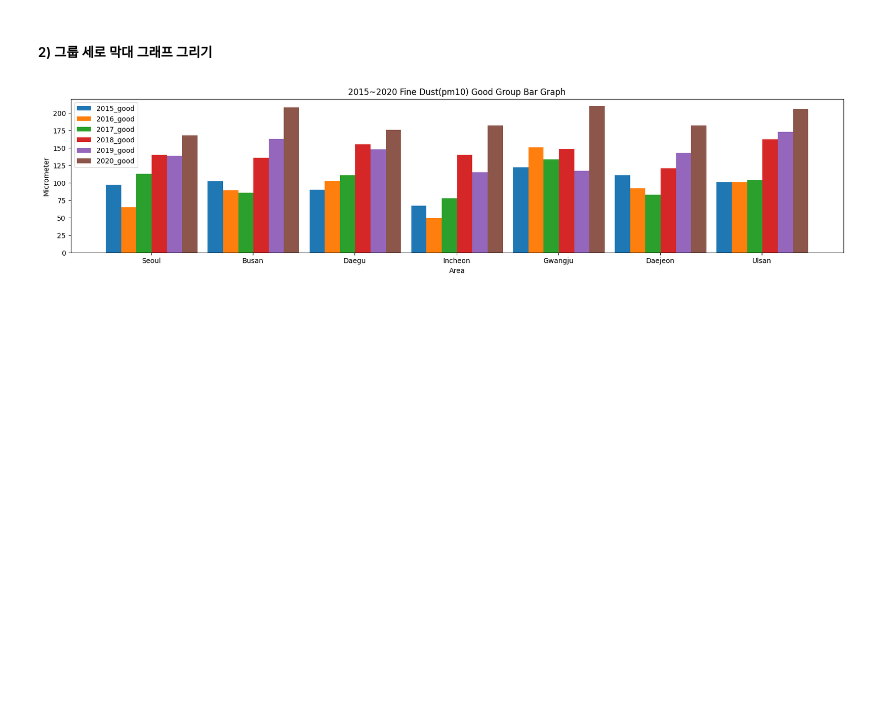
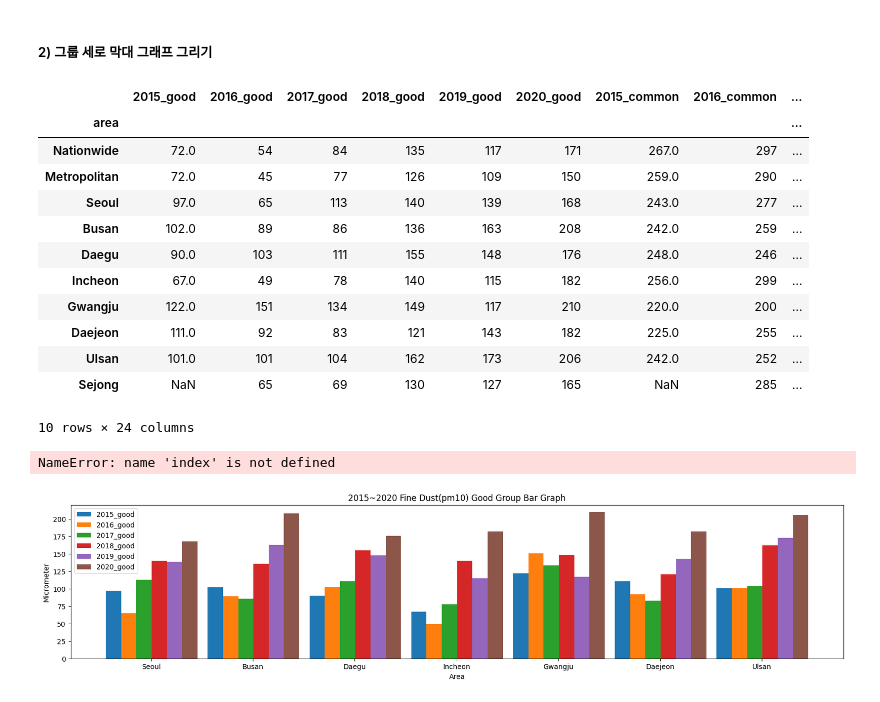
Before and after one commit to among5094/Big-Data-Integrated-Analysis, a Jupyter notebook: week04_CH04_시각화_라이브러리1/4week_0331_Mon.ipynb, the cells around one changed output. Cells and saved outputs as stored; diff of their text form; code cells hidden in the pictures; blank space fills up the shorter version.

```diff
--- a/week04_CH04_시각화_라이브러리1/4week_0331_Mon.ipynb
+++ b/week04_CH04_시각화_라이브러리1/4week_0331_Mon.ipynb
@@ -310,13 +378,16 @@ plt.show()
 import pandas as pd
 import matplotlib.pyplot as plt
 
-data = pd.read_excel('/content/MyDrive/MyDrive/data/04_data1.xlsx', index_col='area')
+# 데이터 불러오기
+data = pd.read_excel('/content/Drive/MyDrive/data/04_data1.xlsx', index_col='area')
 data2015_verybad = data['2015_verybad']
 
 plt.figure(figsize=(20, 4))
-plt.bar(data2015_verybad.index, data2015_verybad, color='g')
+plt.bar(data2015_verybad.index, data2015_verybad, color='g') # 막대그래프 그리기
+
 plt.xlabel('Area')
 plt.ylabel('Micrometer')
+
 plt.title('2015 Fine Dust(pm10) Very Bad Bar Graph')
 plt.grid()
 plt.show()
@@ -325,5 +407,25 @@ plt.show()
 # %% [markdown]
 ##### 2) 그룹 세로 막대 그래프 그리기
+# %%
+data.head(10)
+# %% [output]
+|  | 2015_good | 2016_good | 2017_good | 2018_good | 2019_good | 2020_good | 2015_common | 2016_common | ... |
+| area |  |  |  |  |  |  |  |  | ... |
+| Nationwide | 72.0 | 54 | 84 | 135 | 117 | 171 | 267.0 | 297 | ... |
+| Metropolitan | 72.0 | 45 | 77 | 126 | 109 | 150 | 259.0 | 290 | ... |
+| Seoul | 97.0 | 65 | 113 | 140 | 139 | 168 | 243.0 | 277 | ... |
+| Busan | 102.0 | 89 | 86 | 136 | 163 | 208 | 242.0 | 259 | ... |
+| Daegu | 90.0 | 103 | 111 | 155 | 148 | 176 | 248.0 | 246 | ... |
+| Incheon | 67.0 | 49 | 78 | 140 | 115 | 182 | 256.0 | 299 | ... |
+| Gwangju | 122.0 | 151 | 134 | 149 | 117 | 210 | 220.0 | 200 | ... |
+| Daejeon | 111.0 | 92 | 83 | 121 | 143 | 182 | 225.0 | 255 | ... |
+| Ulsan | 101.0 | 101 | 104 | 162 | 173 | 206 | 242.0 | 252 | ... |
+| Sejong | NaN | 65 | 69 | 130 | 127 | 165 | NaN | 285 | ... |
+10 rows × 24 columns
+# %%
+index
+# %% [output]
+NameError: name 'index' is not defined
 # %%
 import numpy as np
 import matplotlib.pyplot as plt
```
Also changed, not shown: parts of 23 cells of this notebook.
